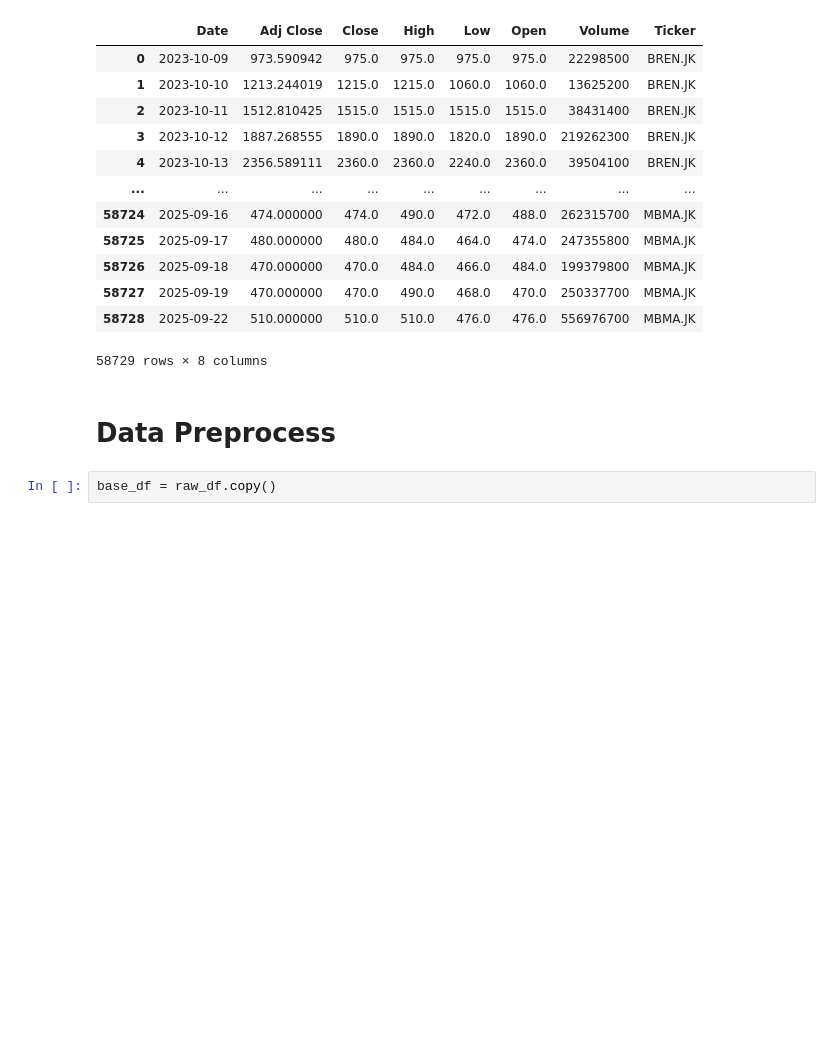
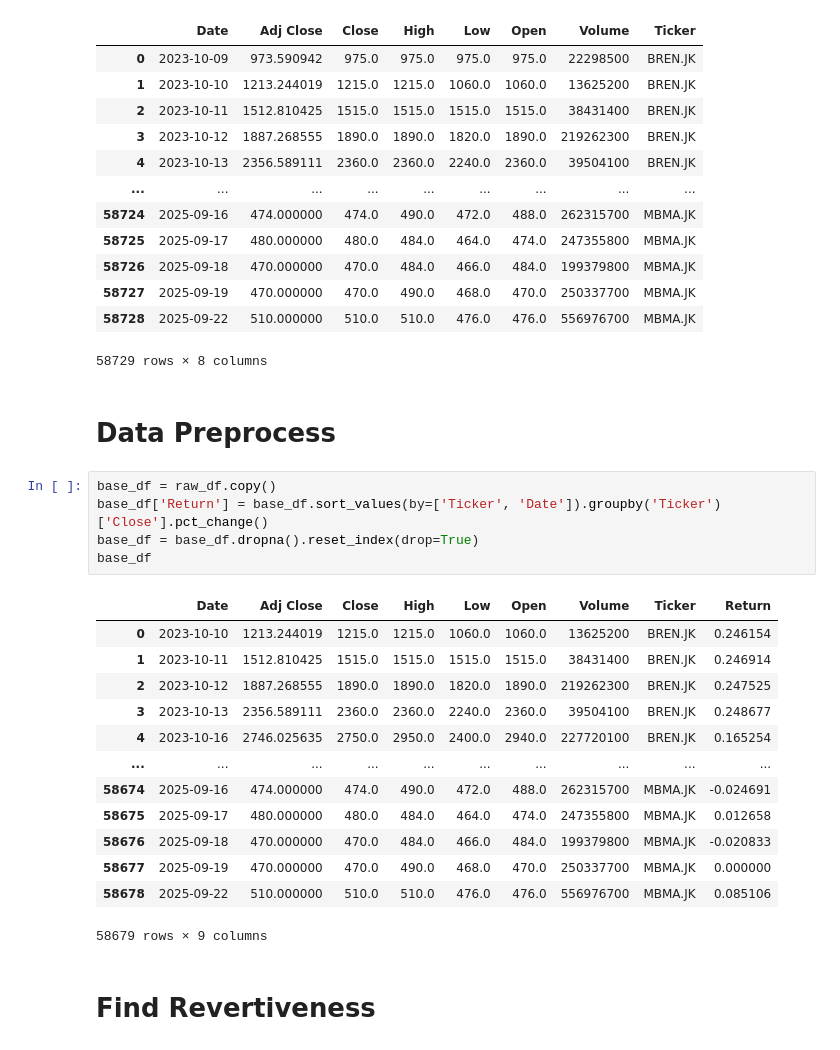
Before and after one commit to arfiman/learning-repository, a Jupyter notebook: project/mean-reversion/scripts/find_mean_revertiveness.ipynb, the cells around one changed output. Saved outputs shown, nothing was run; the diff lists cells and outputs as text; blank space fills up the shorter version.

Commit message:
Run mean revertiveness processing

```diff
--- a/project/mean-reversion/scripts/find_mean_revertiveness.ipynb
+++ b/project/mean-reversion/scripts/find_mean_revertiveness.ipynb
@@ -145,3 +136,22 @@ File Already Exists
 # Data Preprocess
 # %%
 base_df = raw_df.copy()
+base_df['Return'] = base_df.sort_values(by=['Ticker', 'Date']).groupby('Ticker')['Close'].pct_change()
+base_df = base_df.dropna().reset_index(drop=True)
+base_df
+# %% [output]
+|  | Date | Adj Close | Close | High | Low | Open | Volume | Ticker | Return |
+| 0 | 2023-10-10 | 1213.244019 | 1215.0 | 1215.0 | 1060.0 | 1060.0 | 13625200 | BREN.JK | 0.246154 |
+| 1 | 2023-10-11 | 1512.810425 | 1515.0 | 1515.0 | 1515.0 | 1515.0 | 38431400 | BREN.JK | 0.246914 |
+| 2 | 2023-10-12 | 1887.268555 | 1890.0 | 1890.0 | 1820.0 | 1890.0 | 219262300 | BREN.JK | 0.247525 |
+| 3 | 2023-10-13 | 2356.589111 | 2360.0 | 2360.0 | 2240.0 | 2360.0 | 39504100 | BREN.JK | 0.248677 |
+| 4 | 2023-10-16 | 2746.025635 | 2750.0 | 2950.0 | 2400.0 | 2940.0 | 227720100 | BREN.JK | 0.165254 |
+| ... | ... | ... | ... | ... | ... | ... | ... | ... | ... |
+| 58674 | 2025-09-16 | 474.000000 | 474.0 | 490.0 | 472.0 | 488.0 | 262315700 | MBMA.JK | -0.024691 |
+| 58675 | 2025-09-17 | 480.000000 | 480.0 | 484.0 | 464.0 | 474.0 | 247355800 | MBMA.JK | 0.012658 |
+| 58676 | 2025-09-18 | 470.000000 | 470.0 | 484.0 | 466.0 | 484.0 | 199379800 | MBMA.JK | -0.020833 |
+| 58677 | 2025-09-19 | 470.000000 | 470.0 | 490.0 | 468.0 | 470.0 | 250337700 | MBMA.JK | 0.000000 |
+| 58678 | 2025-09-22 | 510.000000 | 510.0 | 510.0 | 476.0 | 476.0 | 556976700 | MBMA.JK | 0.085106 |
+58679 rows × 9 columns
+# %% [markdown]
+# Find Revertiveness
```
Also changed, not shown: parts of 4 cells of this notebook, 1 other file.
